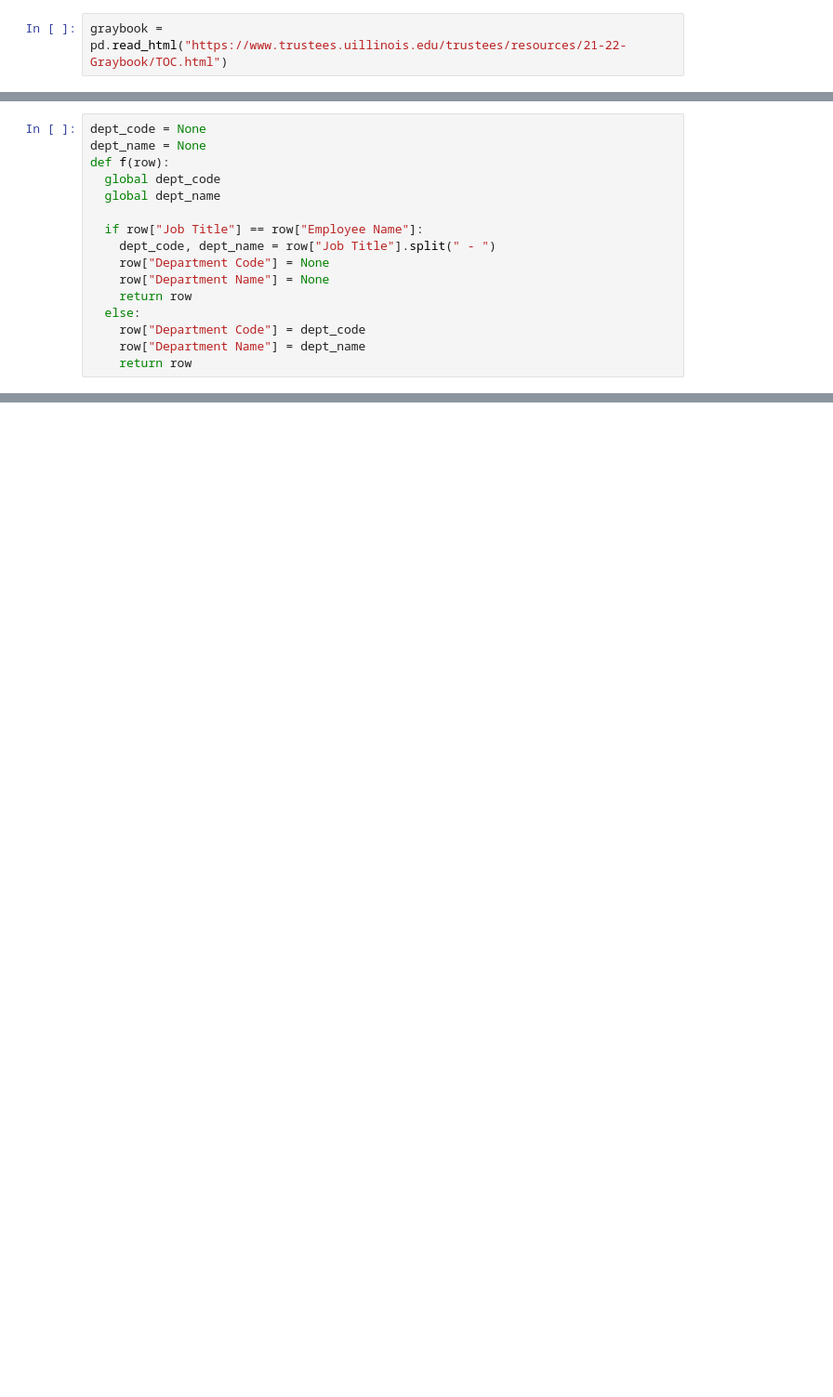
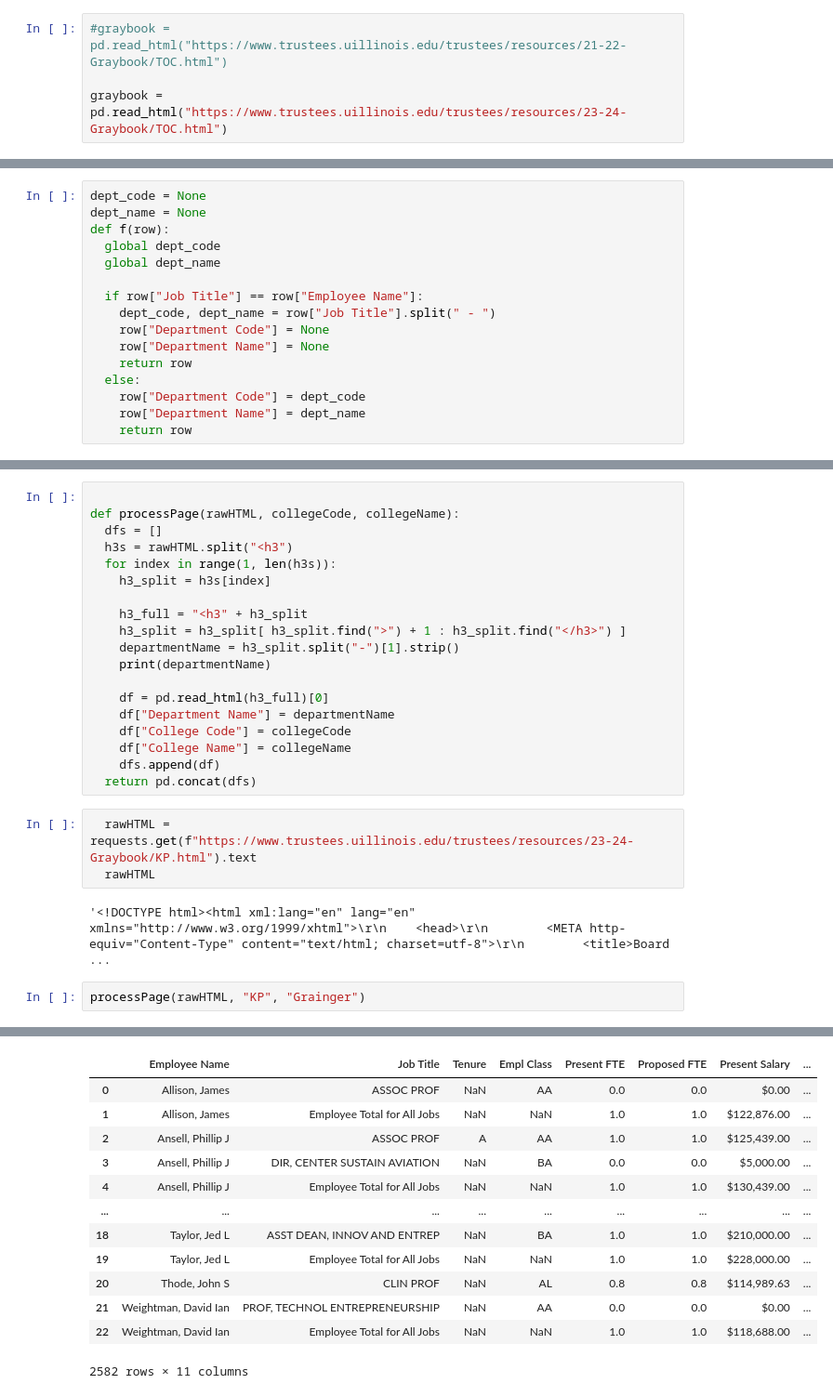
Before and after one commit to wadefagen/datasets, a Jupyter notebook: graybook/src/scrapeActive.ipynb, the cells around one changed output, grey strips where cells are left out. Shown at 93% size. Cells and saved outputs as stored; diff of their text form; blank space fills up the shorter version.

```diff
--- a/graybook/src/scrapeActive.ipynb
+++ b/graybook/src/scrapeActive.ipynb
@@ -1,4 +1,6 @@
 # %%
 import pandas as pd
 # %%
-graybook = pd.read_html("https://www.trustees.uillinois.edu/trustees/resources/21-22-Graybook/TOC.html")
+#graybook = pd.read_html("https://www.trustees.uillinois.edu/trustees/resources/21-22-Graybook/TOC.html")
+
+graybook = pd.read_html("https://www.trustees.uillinois.edu/trustees/resources/23-24-Graybook/TOC.html")
@@ -27,0 +38,27 @@ def f(row):
+# %%
+
+def processPage(rawHTML, collegeCode, collegeName):
+  dfs = []
+  h3s = rawHTML.split("<h3")
+  for index in range(1, len(h3s)):
+    h3_split = h3s[index]
+
+    h3_full = "<h3" + h3_split
+    h3_split = h3_split[ h3_split.find(">") + 1 : h3_split.find("</h3>") ]
+    departmentName = h3_split.split("-")[1].strip()
+    print(departmentName)
+
+    df = pd.read_html(h3_full)[0]
+    df["Department Name"] = departmentName
+    df["College Code"] = collegeCode
+    df["College Name"] = collegeName
+    dfs.append(df)
+  return pd.concat(dfs)
+# %%
+  rawHTML = requests.get(f"https://www.trustees.uillinois.edu/trustees/resources/23-24-Graybook/KP.html").text
+  rawHTML
+# %% [output]
+'<!DOCTYPE html><html xml:lang="en" lang="en" xmlns="http://www.w3.org/1999/xhtml">\r\n    <head>\r\n        <META http-equiv="Content-Type" content="text/html; charset=utf-8">\r\n        <title>Board ...
+# %%
+processPage(rawHTML, "KP", "Grainger")
+# %% [output]
@@ -27,0 +82,13 @@ def f(row):
+|  | Employee Name | Job Title | Tenure | Empl Class | Present FTE | Proposed FTE | Present Salary | ... |
+| 0 | Allison, James | ASSOC PROF | NaN | AA | 0.0 | 0.0 | $0.00 | ... |
+| 1 | Allison, James | Employee Total for All Jobs | NaN | NaN | 1.0 | 1.0 | $122,876.00 | ... |
+| 2 | Ansell, Phillip J | ASSOC PROF | A | AA | 1.0 | 1.0 | $125,439.00 | ... |
+| 3 | Ansell, Phillip J | DIR, CENTER SUSTAIN AVIATION | NaN | BA | 0.0 | 0.0 | $5,000.00 | ... |
+| 4 | Ansell, Phillip J | Employee Total for All Jobs | NaN | NaN | 1.0 | 1.0 | $130,439.00 | ... |
+| ... | ... | ... | ... | ... | ... | ... | ... | ... |
+| 18 | Taylor, Jed L | ASST DEAN, INNOV AND ENTREP | NaN | BA | 1.0 | 1.0 | $210,000.00 | ... |
+| 19 | Taylor, Jed L | Employee Total for All Jobs | NaN | NaN | 1.0 | 1.0 | $228,000.00 | ... |
+| 20 | Thode, John S | CLIN PROF | NaN | AL | 0.8 | 0.8 | $114,989.63 | ... |
+| 21 | Weightman, David Ian | PROF, TECHNOL ENTREPRENEURSHIP | NaN | AA | 0.0 | 0.0 | $0.00 | ... |
+| 22 | Weightman, David Ian | Employee Total for All Jobs | NaN | NaN | 1.0 | 1.0 | $118,688.00 | ... |
+2582 rows × 11 columns
```
Also changed, not shown: parts of 19 cells of this notebook, 1 other file.
